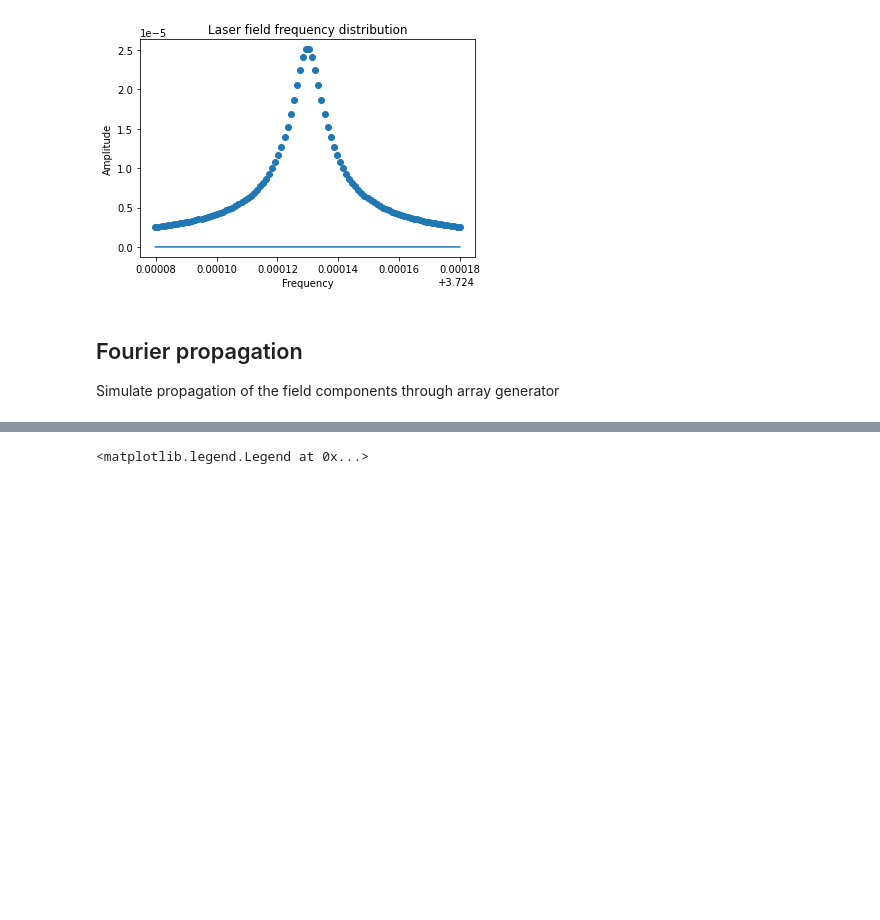
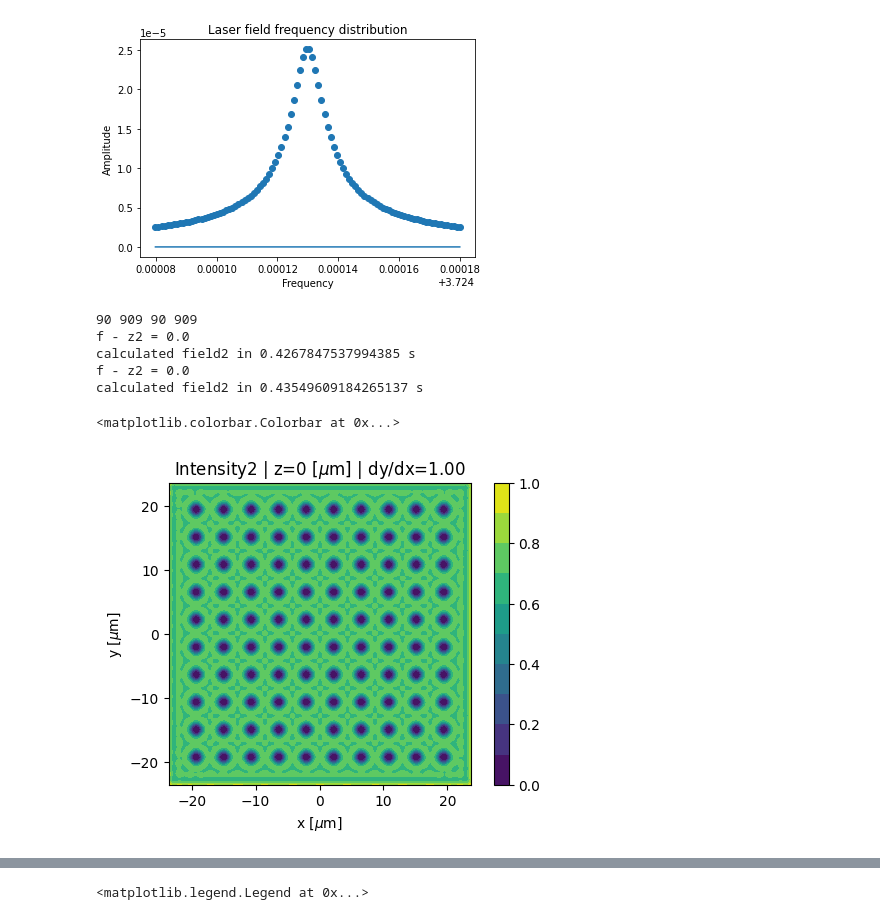
Before and after one commit to prhuft/fourier-optics, a Jupyter notebook: gba/spectrally_incoherent_gba.ipynb, the cells around one changed output, grey strips where cells are left out. Saved outputs shown, nothing was run; the diff lists cells and outputs as text; code cells hidden in the pictures; blank space fills up the shorter version.

```diff
--- a/gba/spectrally_incoherent_gba.ipynb
+++ b/gba/spectrally_incoherent_gba.ipynb
@@ -48,6 +48,66 @@ plt.ylabel("Amplitude")
 # %% [output]
 Text(0, 0.5, 'Amplitude')
 [figure]
-# %% [markdown]
-## Fourier propagation
-Simulate propagation of the field components through array generator
+# %%
+# single component propagation sanity check
+
+lmbda = 8.05e-7
+nu0 = c/lmbda
+dnu = 1e6 # full-width half maximum of spectrum
+L = lambda nu: lorentzian(nu, nu0, dnu)
+k = 2*pi/lmbda
+
+f1 = 0.5 # lens focal length
+f2 = 0.005
+A0 = 1 # input field amplitude
+
+# input mask params
+a = 1e-4 # spot radius
+dx = 4.3*a # grid periodicity
+dy = dx
+b = f1*3.8317/(a*k) # fourier plane filter radius
+xnum1 = ynum1 = 10 # number of grid points in each dimension
+
+pts = 1000
+phi_std=None # [rad]
+pos_std=None
+r_aper = .75 # aperture reflectivity
+t_plate = 0.8 # plate transmissivity
+mask, x0pts, w = spot_mask(xnum1, ynum1, a, dx, dy, pts, phi_std=phi_std, pos_std=pos_std, aperture=1-r_aper, plate=t_plate)
+
+# FOURIER PLANE FIELD -- propogate the field and apply a filter in the Fourier plane
+padding= int(pts/5) #TODO set
+rr0 = sqrt(x0pts**2 + x0pts.reshape(-1,1)**2)
+field1,x1pts = lens_xform(f1,mask,b,f1,k,x0pts,rr0,padding,masked=False,padval=1)
+
+# OUTPUT FIELD -- propagate field in Fourier plane to z2 behind lens f2
+rr1 = sqrt(x1pts**2 + x1pts.reshape(-1,1)**2)
+z2 = f2 # + zTalbotx #
+field2,x2pts = lens_xform(z2,field1,b,f2,k,x1pts,rr1,padding,masked=True)
+
+I2_xy = conjugate(field2)*field2
+if f2 - z2 == 0:
+    I2xy_max = amax(I2_xy)
+I2_xy = I2_xy/I2xy_max
+
+scl = 1e6
+fig, ax = figax(xlabel=r'x [$\mu$m]', ylabel=r'y [$\mu$m]')
+fig.dpi=100
+title = rf'Intensity2 | z={(z2 - f2)*1e6:0.0f} [$\mu$m]'
+title += f' | dy/dx={dy/dx:0.2f}' #Uniform input $\phi$
+# title += '\n Normalized to focal plane intensity'
+ax.set_title(title)
+if f2 - z2 == 0:
+    cax = ax.contourf(x2pts*scl, x2pts*scl, real(I2_xy), levels=linspace(0,1,11))
+else:
+    cax = ax.contourf(x2pts*scl, x2pts*scl, real(I2_xy), levels=linspace(0,1,11))
+# fig.colorbar(cax, ticks=arange(0,1.2,.2))
+fig.colorbar(cax)
+# %% [output]
+90 909 90 909
+f - z2 = 0.0
+calculated field2 in 0.4267847537994385 s
+f - z2 = 0.0
+calculated field2 in 0.43549609184265137 s
+<matplotlib.colorbar.Colorbar at 0x...>
+[figure, added]
```
Also changed, not shown: parts of 7 cells of this notebook, 5 other files.
